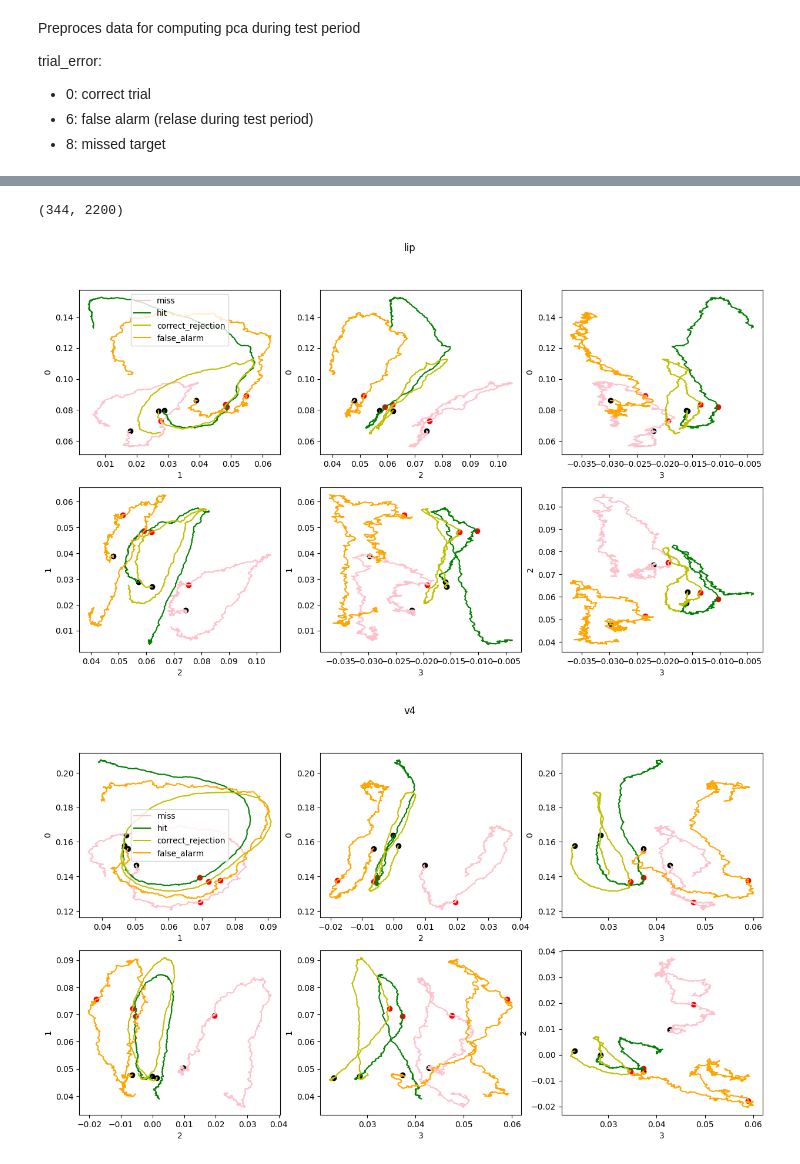
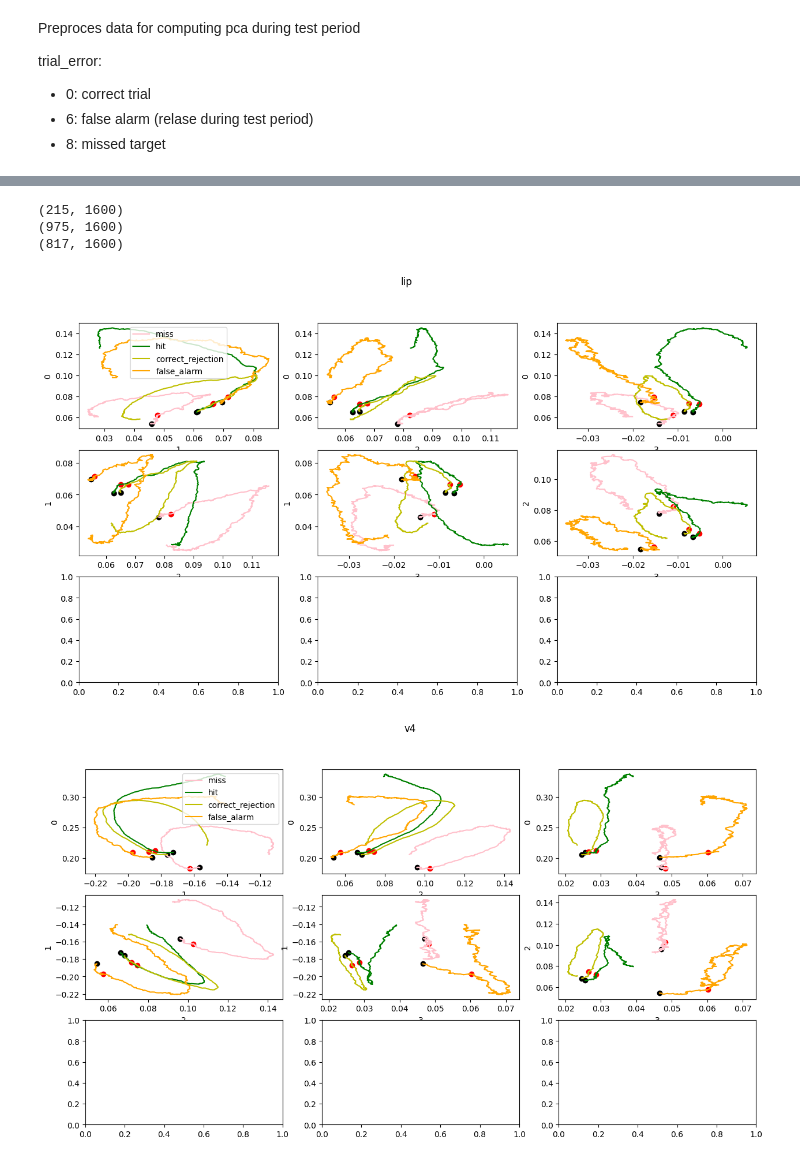
Before and after one commit to Ibos-lab/Users, a Jupyter notebook: losadac/pca/preprocess/pca_testepoch.ipynb, the cells around one changed output, grey strips where cells are left out. Drawn from its saved outputs; the diff is of its cells as text; code cells hidden in the pictures.

```diff
--- a/losadac/pca/preprocess/pca_testepoch.ipynb
+++ b/losadac/pca/preprocess/pca_testepoch.ipynb
@@ -105,9 +105,9 @@ def get_trials_by_perf(path,sp_sample=False):
     return neu
 # %%
 filepaths = {
-    #"lip": 'D:/data/session_struct/lip/neurons/',
-    # "pfc":'D:/data/session_struct/pfc/neurons/',
-    "v4": 'D:/data/session_struct/v4/neurons/',
+    "lip": '/envau/work/invibe/USERS/IBOS/data/Riesling/TSCM/OpenEphys/new_structure/session_struct/lip/neurons/',
+    "pfc":'/envau/work/invibe/USERS/IBOS/data/Riesling/TSCM/OpenEphys/new_structure/session_struct/pfc/neurons/',
+    "v4": '/envau/work/invibe/USERS/IBOS/data/Riesling/TSCM/OpenEphys/new_structure/session_struct/v4/neurons/',
 }
 # %%
 outputpath='./'
@@ -148,7 +145,7 @@ def compute_fr(neu):
     )[:,50:-50]
     false_alarm_avg = np.mean(false_alarm,axis=0)
 
-    checkfr = np.any([np.mean(miss_avg)*1000>5,np.mean(hit_avg)*1000>5,np.mean(correct_rejection_avg)*1000>5,np.mean(false_alarm_avg)*1000>5])
+    checkfr = np.all([np.mean(miss_avg[450:450+450])*1000>1,np.mean(hit_avg[450:450+450])*1000>1,np.mean(correct_rejection_avg[450:450+450])*1000>1,np.mean(false_alarm_avg[450:450+450])*1000>1])
     checkntr = np.all([miss.shape[0]>25,hit.shape[0]>25,correct_rejection.shape[0]>25,false_alarm.shape[0]>25])
     if np.logical_and(checkfr,checkntr):
         concat = np.concatenate([miss_avg,hit_avg,correct_rejection_avg,false_alarm_avg])
@@ -163,67 +160,76 @@ def compute_fr(neu):
     #         ax[i].vlines(450,ax[i].get_ylim()[0],ax[i].get_ylim()[1],'k')
     #         i+=1
 # %%
-pcs_areas={}
+fr_areas={}
 for area in ['lip','v4','pfc']:
     popu = PopulationData.from_python_hdf5(outputpath + "testdata_for_pca_" + area + ".h5")
     allneu = Parallel(n_jobs=-1)(
         delayed(compute_fr)(neu) for neu in tqdm(popu.population)
     )
-
     allneu=np.array([i for i in allneu if i is not None])
-    allneu=allneu.reshape(allneu.shape[0],4,-1)[:,:,250:450+350]
-    allneu=allneu.reshape(allneu.shape[0],-1)
-    n_comp=None
-    model,pc_s = compute_pca(allneu,n_comp=n_comp)
-    pcs_areas[area]=pc_s
+    fr_areas[area]=allneu
 # %%
 def compute_pca(x, n_comp=50):
     model = PCA(n_components=n_comp).fit(x.T)
     C = model.components_
     pc_s = C @ x
     return model, pc_s
-# %%
-pcs_areas['pfc'].shape
-# %% [output]
-(344, 2200)
+# %%
+n_comp=None
+pcs_areas={}
+for area in ['lip','v4','pfc']:
+
+    allneu=fr_areas[area]
+    allneu=allneu.reshape(allneu.shape[0],4,-1)[:,:,400:450+350]
+    allneu=allneu.reshape(allneu.shape[0],-1)
+    model,pc_s = compute_pca(allneu,n_comp=n_comp)
+    pcs_areas[area]=pc_s
+# %%
+print(pcs_areas['lip'].shape)
+print(pcs_areas['pfc'].shape)
+print(pcs_areas['v4'].shape)
+# %% [output]
+(215, 1600)
+(975, 1600)
+(817, 1600)
 # %%
 
 for area in ['lip','v4','pfc']:
     pc_s = pcs_areas[area]
     n_comp=pc_s.shape[0]
     reshape_pc_s = pc_s.reshape(n_comp,4,-1)
-    f,ax=plt.subplots(2,3,figsize=(15,8))
+    f,ax=plt.subplots(3,3,figsize=(15,8))
     i_ax = 0
     j_ax = 0
     for j in range(0,4):
         for i in range(0 + j, 4):
             if i==j: continue
             if j_ax >= 3:
-                i_ax = 1
+                i_ax += 1
                 j_ax = 0
             ax[i_ax,j_ax].plot(reshape_pc_s[i,0][:450+600],reshape_pc_s[j,0][:450+600],color='pink',label='miss')
             ax[i_ax,j_ax].plot(reshape_pc_s[i,1][:450+600],reshape_pc_s[j,1][:450+600],color='g',label='hit')
             ax[i_ax,j_ax].plot(reshape_pc_s[i,2][:450+600],reshape_pc_s[j,2][:450+600],color='y',label='correct_rejection')
             ax[i_ax,j_ax].plot(reshape_pc_s[i,3][:450+600],reshape_pc_s[j,3][:450+600],color='orange',label='false_alarm')
 
             ax[i_ax,j_ax].scatter(reshape_pc_s[i,0][0],reshape_pc_s[j,0][0],color='k')
             ax[i_ax,j_ax].scatter(reshape_pc_s[i,1][0],reshape_pc_s[j,1][0],color='k')
             ax[i_ax,j_ax].scatter(reshape_pc_s[i,2][0],reshape_pc_s[j,2][0],color='k')
             ax[i_ax,j_ax].scatter(reshape_pc_s[i,3][0],reshape_pc_s[j,3][0],color='k')
 
-            ax[i_ax,j_ax].scatter(reshape_pc_s[i,0][200],reshape_pc_s[j,0][200],color='r')
-            ax[i_ax,j_ax].scatter(reshape_pc_s[i,1][200],reshape_pc_s[j,1][200],color='r')
-            ax[i_ax,j_ax].scatter(reshape_pc_s[i,2][200],reshape_pc_s[j,2][200],color='r')
-            ax[i_ax,j_ax].scatter(reshape_pc_s[i,3][200],reshape_pc_s[j,3][200],color='r')
+            ax[i_ax,j_ax].scatter(reshape_pc_s[i,0][50],reshape_pc_s[j,0][50],color='r')
+            ax[i_ax,j_ax].scatter(reshape_pc_s[i,1][50],reshape_pc_s[j,1][50],color='r')
+            ax[i_ax,j_ax].scatter(reshape_pc_s[i,2][50],reshape_pc_s[j,2][50],color='r')
+            ax[i_ax,j_ax].scatter(reshape_pc_s[i,3][50],reshape_pc_s[j,3][50],color='r')
 
             # ax[i_ax,j_ax].scatter(reshape_pc_s[i,0][500],reshape_pc_s[j,0][500],color='b')
             # ax[i_ax,j_ax].scatter(reshape_pc_s[i,1][500],reshape_pc_s[j,1][500],color='b')
             # ax[i_ax,j_ax].scatter(reshape_pc_s[i,2][500],reshape_pc_s[j,2][500],color='b')
             # ax[i_ax,j_ax].scatter(reshape_pc_s[i,3][500],reshape_pc_s[j,3][500],color='b')
             ax[i_ax,j_ax].set(xlabel=i,ylabel=j)
             j_ax += 1
     ax[0,0].legend()
     f.suptitle(area)
 # %% [output]
-[figure, old version]
+[figure, new version]
-[figure, old version]
+[figure, new version]
```
Also changed, not shown: parts of 3 cells of this notebook, 1 other file.
